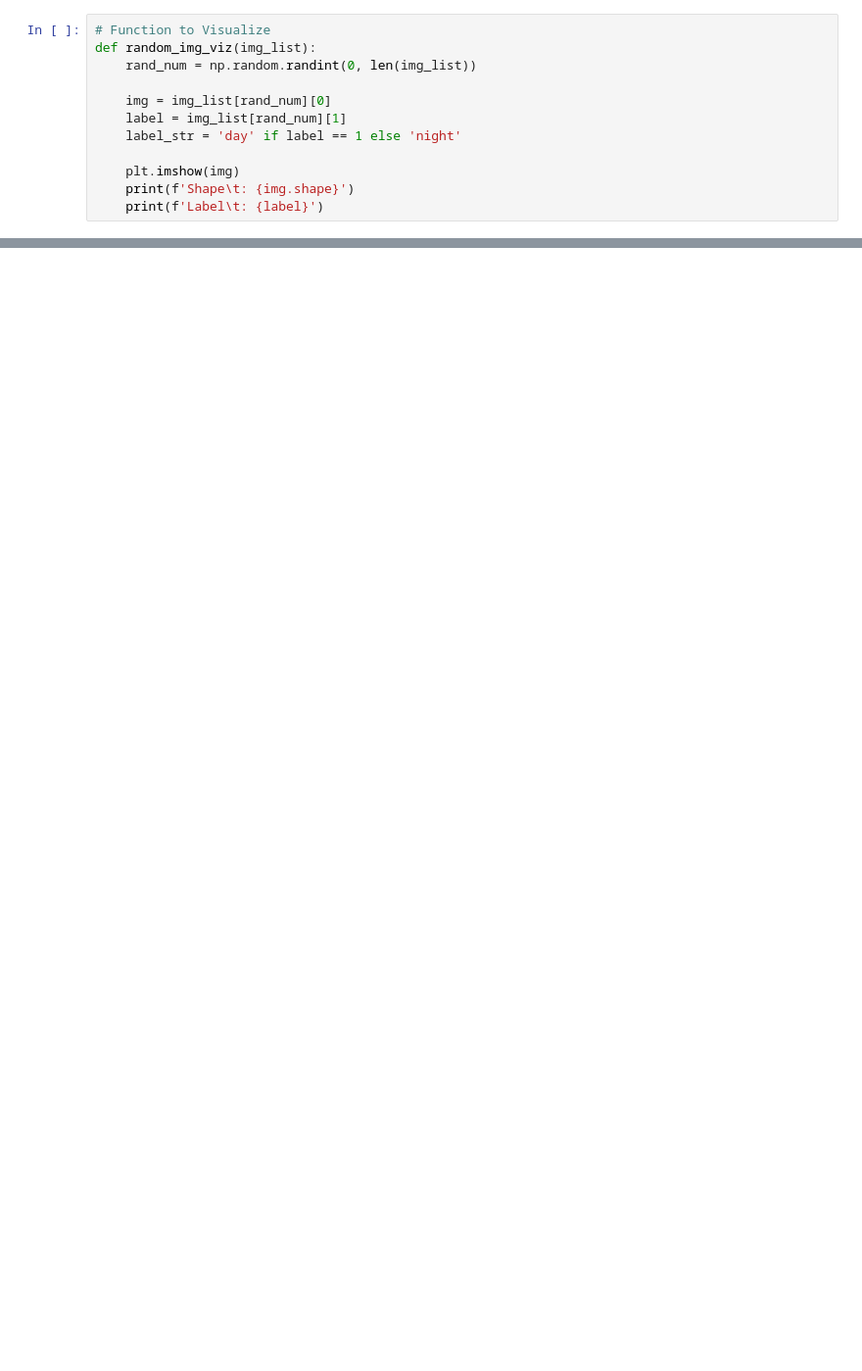
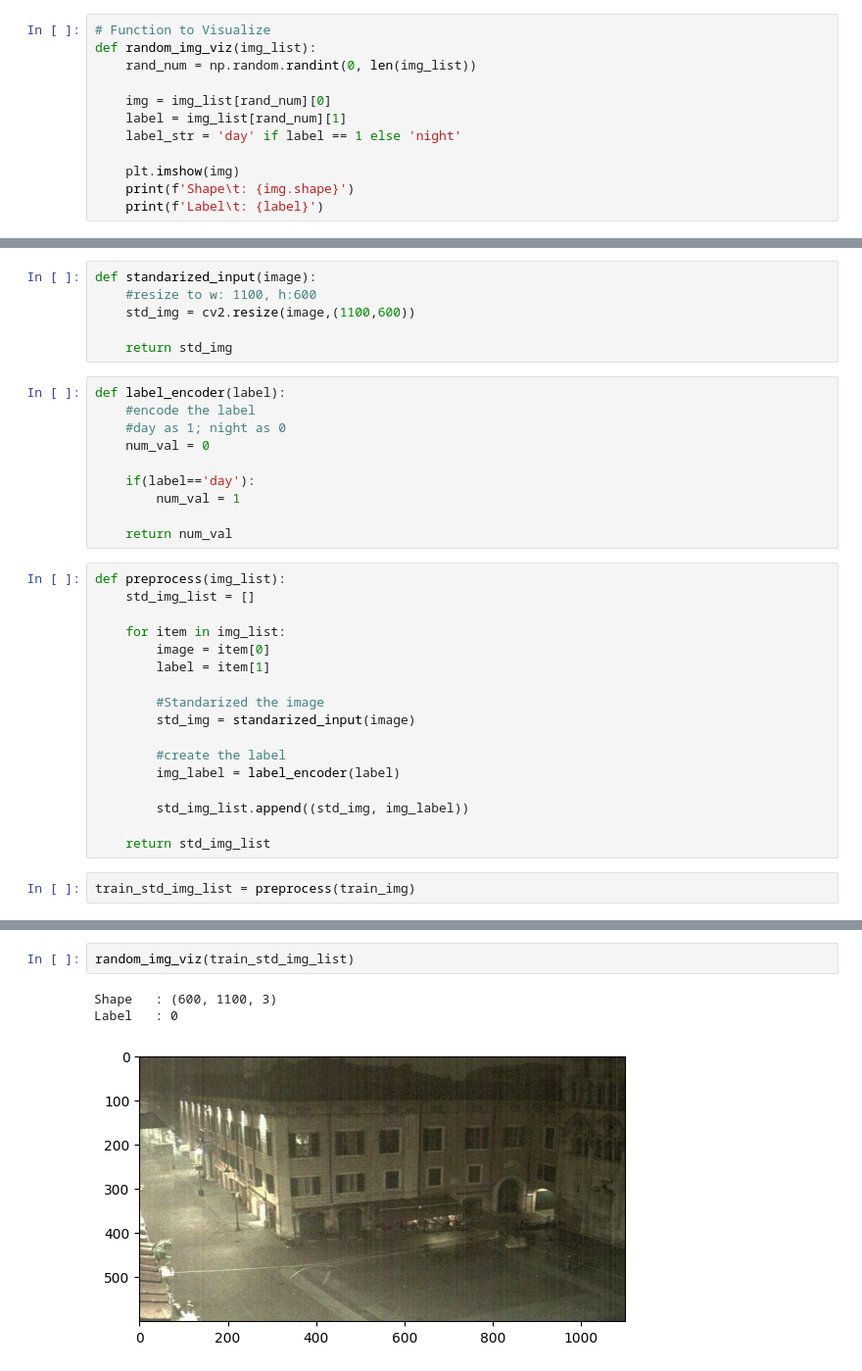
Before and after one commit to 03Yuma/Jobsheet2, a Jupyter notebook: Jobsheet4/w4_p5.ipynb, the cells around one changed output, grey strips where cells are left out. Shown at 98% size. Saved outputs shown, nothing was run; the diff lists cells and outputs as text; blank space fills up the shorter version.

```diff
--- a/Jobsheet4/w4_p5.ipynb
+++ b/Jobsheet4/w4_p5.ipynb
@@ -82,0 +85,35 @@ Label   : D:\Polinema\Tugas Kuliah\Semester 5\Machine Learning\Jobsheet4\images\
+# %%
+def standarized_input(image):
+    #resize to w: 1100, h:600
+    std_img = cv2.resize(image,(1100,600))
+
+    return std_img
+# %%
+def label_encoder(label):
+    #encode the label
+    #day as 1; night as 0
+    num_val = 0
+
+    if(label=='day'):
+        num_val = 1
+
+    return num_val
+# %%
+def preprocess(img_list):
+    std_img_list = []
+
+    for item in img_list:
+        image = item[0]
+        label = item[1]
+
+        #Standarized the image
+        std_img = standarized_input(image)
+
+        #create the label
+        img_label = label_encoder(label)
+
+        std_img_list.append((std_img, img_label))
+
+    return std_img_list
+# %%
+train_std_img_list = preprocess(train_img)
@@ -82,0 +130,6 @@ Label   : D:\Polinema\Tugas Kuliah\Semester 5\Machine Learning\Jobsheet4\images\
+# %%
+random_img_viz(train_std_img_list)
+# %% [output]
+Shape   : (600, 1100, 3)
+Label   : 0
+[figure, added]
```
Also changed, not shown: parts of 7 cells of this notebook.
